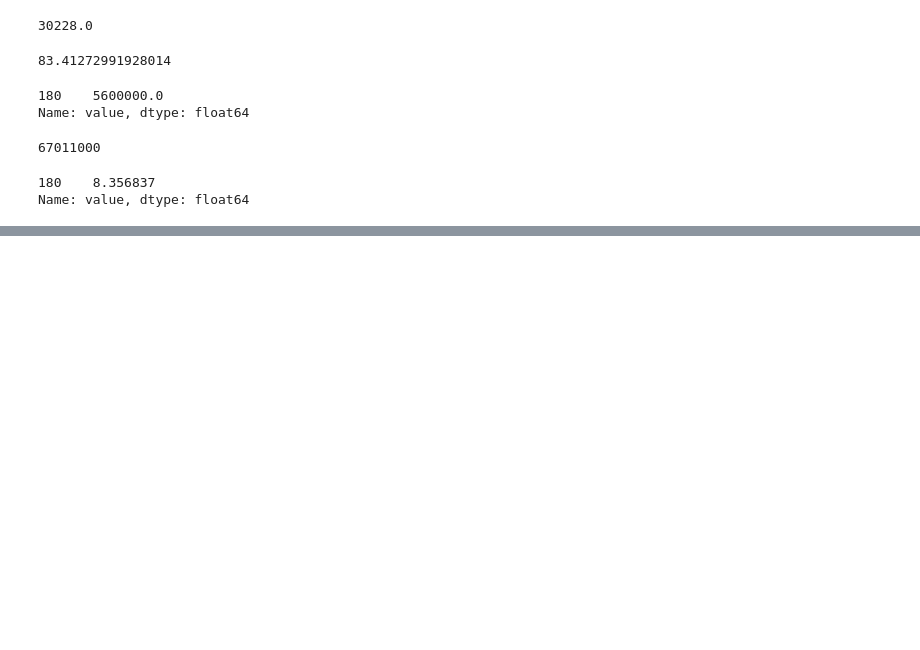
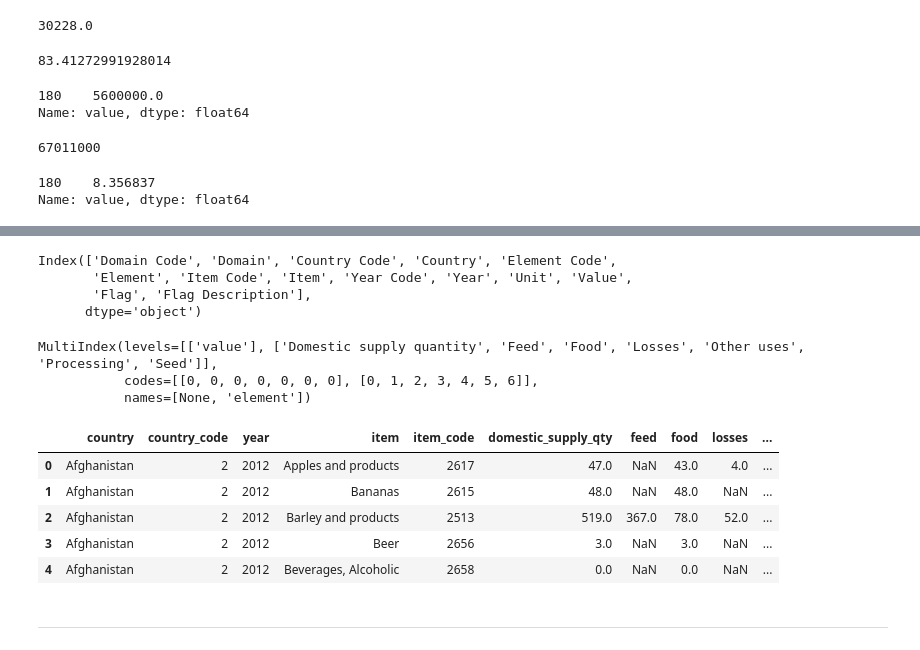
Before and after one commit to Sh4mSh4m/OCR_DA_proj3, a Jupyter notebook: projet3_fao.ipynb, the cells around one changed output, grey strips where cells are left out. Cells and saved outputs as stored; diff of their text form; code cells hidden in the pictures; blank space fills up the shorter version.

```diff
--- a/projet3_fao.ipynb
+++ b/projet3_fao.ipynb
@@ -1050,0 +1159,46 @@ Name: value, dtype: float64
+# %%
+q17_temp = pd.read_csv("q17_food_feed_other.csv")
+q17_temp.columns
+# %% [output]
+Index(['Domain Code', 'Domain', 'Country Code', 'Country', 'Element Code',
+       'Element', 'Item Code', 'Item', 'Year Code', 'Year', 'Unit', 'Value',
+       'Flag', 'Flag Description'],
+      dtype='object')
+# %%
+q17_temp.columns = [
+    'domain_code',
+    'domain',
+    'country_code',
+    'country',
+    'element_code',
+    'element',
+    'item_code',
+    'item',
+    'year_code',
+    'year',
+    'unit',
+    'value',
+    'flag',
+    'flag_description',
+]
+q17_table = q17_temp.pivot_table(
+    index = ["country", "country_code", "year", "item", "item_code"],
+    columns= ["element"],
+    values = ["value"]
+)
+q17_table.columns
+# %% [output]
+MultiIndex(levels=[['value'], ['Domestic supply quantity', 'Feed', 'Food', 'Losses', 'Other uses', 'Processing', 'Seed']],
+           codes=[[0, 0, 0, 0, 0, 0, 0], [0, 1, 2, 3, 4, 5, 6]],
+           names=[None, 'element'])
+# %%
+q17_table.columns = ["domestic_supply_qty", "feed", "food", "losses", "other_uses", "proceeding", "seed"]
+q17_table.reset_index(inplace=True)
+q17_table.head()
+# %% [output]
+|  | country | country_code | year | item | item_code | domestic_supply_qty | feed | food | losses | ... |
+| 0 | Afghanistan | 2 | 2012 | Apples and products | 2617 | 47.0 | NaN | 43.0 | 4.0 | ... |
+| 1 | Afghanistan | 2 | 2012 | Bananas | 2615 | 48.0 | NaN | 48.0 | NaN | ... |
+| 2 | Afghanistan | 2 | 2012 | Barley and products | 2513 | 519.0 | 367.0 | 78.0 | 52.0 | ... |
+| 3 | Afghanistan | 2 | 2012 | Beer | 2656 | 3.0 | NaN | 3.0 | NaN | ... |
+| 4 | Afghanistan | 2 | 2012 | Beverages, Alcoholic | 2658 | 0.0 | NaN | 0.0 | NaN | ... |
@@ -1050,0 +1207,2 @@ Name: value, dtype: float64
+# %% [markdown]
+---------
```
Also changed, not shown: parts of 23 cells of this notebook, 11 other files.
